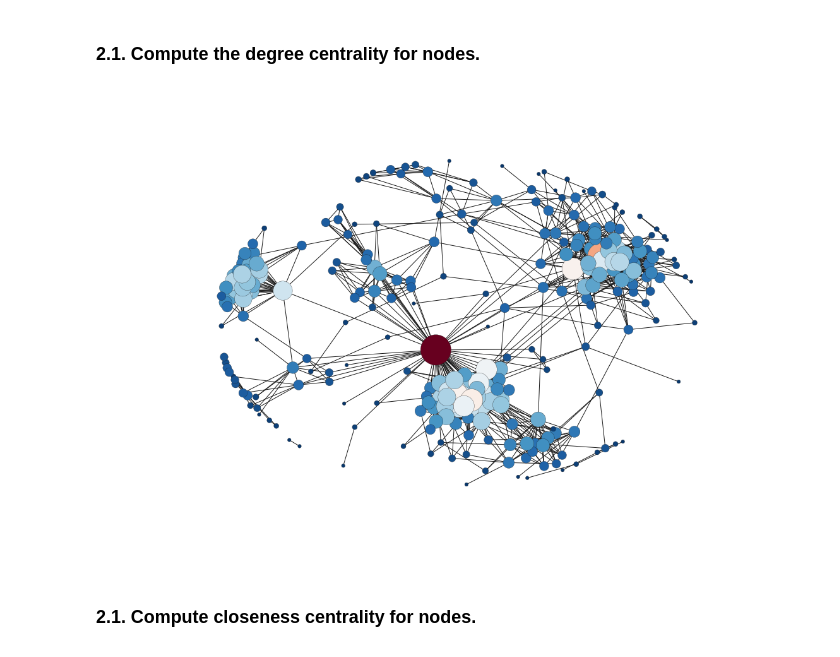
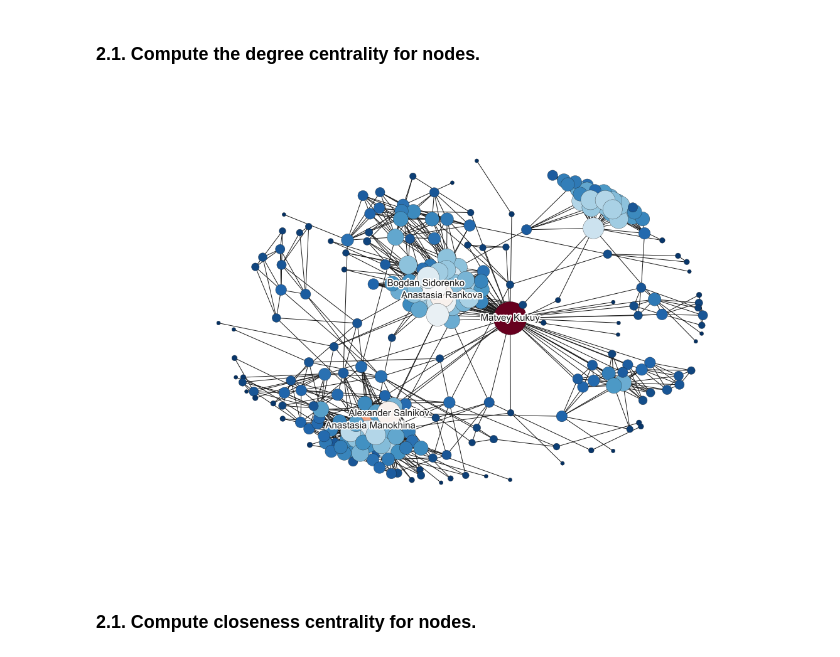
Before and after one commit to feygina/social-network-VK-analysis, a Jupyter notebook: vk_graph_feygina.ipynb, the cells around one changed output. Cells and saved outputs as stored; diff of their text form; code cells hidden in the pictures.

```diff
--- a/vk_graph_feygina.ipynb
+++ b/vk_graph_feygina.ipynb
@@ -51,20 +104,10 @@ g = graphs[0]
 ### 2.1. Compute the degree centrality for nodes.
 # %%
 degree_centrality = networkx.degree_centrality(g)
-# %%
-plt.figure(2, figsize=(15,10))
-coord = nx.spring_layout(g)
-nx.draw(g,
-         pos=coord,
-         nodelist=degree_centrality.keys(),
-         node_size = [d*10000 for d in degree_centrality.values()],
-         node_color=degree_centrality.values(),
-         font_size=8,
-         cmap=plt.cm.get_cmap('RdBu_r'),
-         with_labels=False
-         )
-# %% [output]
-[figure, removed]
+# %%
+draw_graph(g, degree_centrality, 10000)
+# %% [output]
+[figure, added]
 # %% [markdown]
 ### 2.1. Compute closeness centrality for nodes.
 # %%
```
Also changed, not shown: parts of 36 cells of this notebook, 11 other files.
